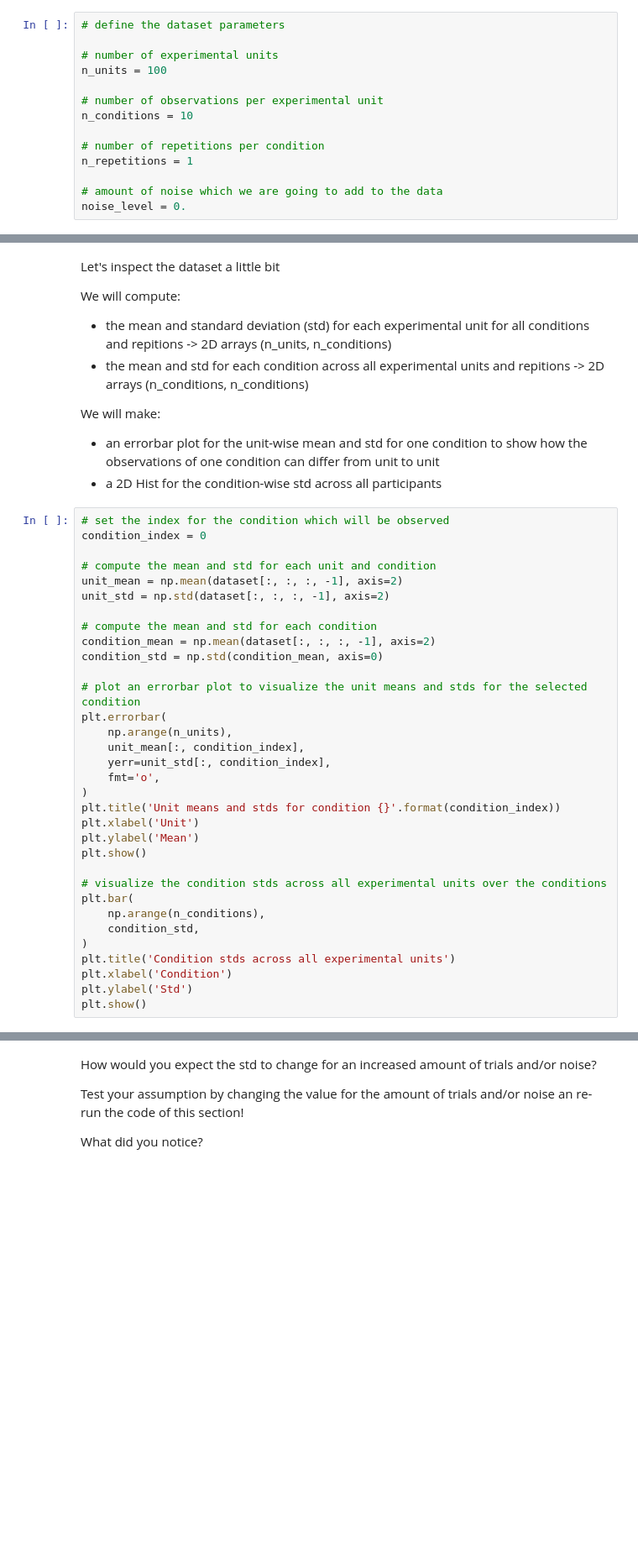
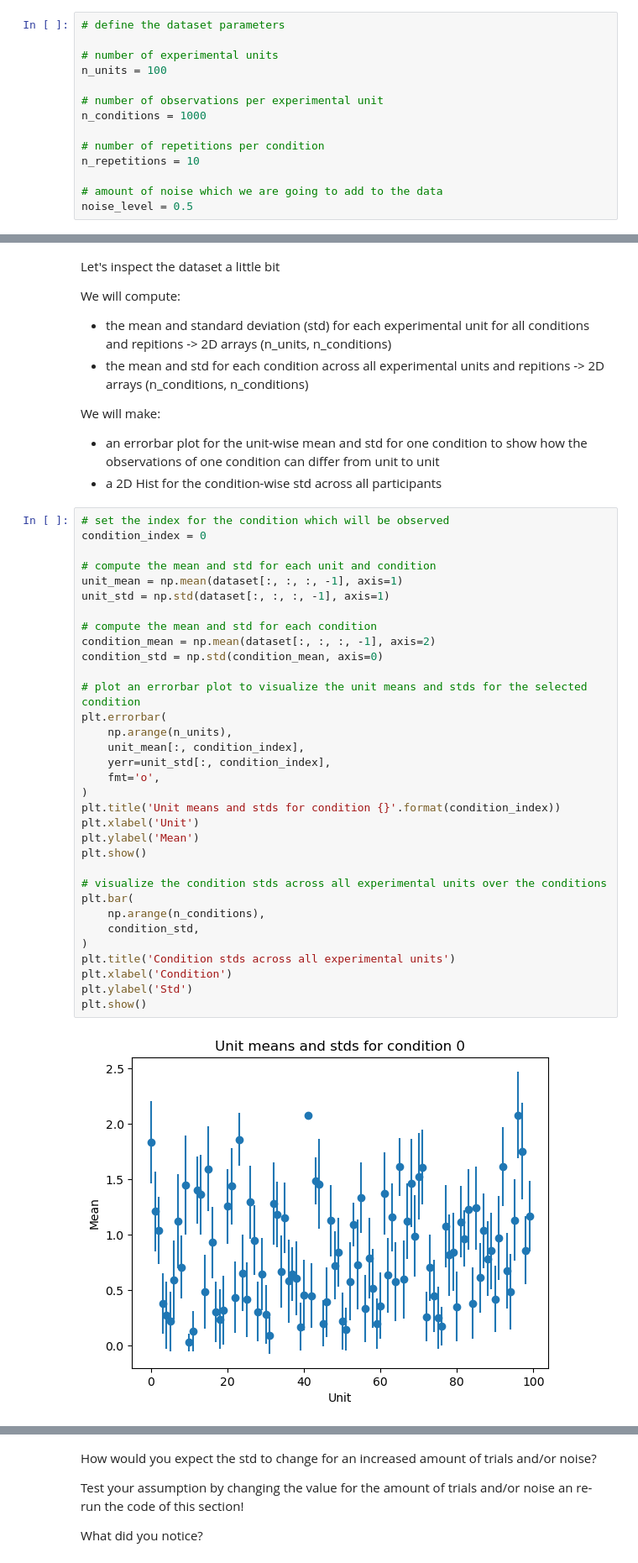
Before and after one commit to whyhardt/CourseOptimizingExperimentalDesign, a Jupyter notebook: tutorials/syntheticexperiments.ipynb, the cells around one changed output, grey strips where cells are left out. Shown at 84% size. Drawn from its saved outputs; the diff is of its cells as text; blank space fills up the shorter version.

```diff
--- a/tutorials/syntheticexperiments.ipynb
+++ b/tutorials/syntheticexperiments.ipynb
@@ -359,13 +370,13 @@ And the intrinsic parameter for the noise level (over this parameter we usually
 n_units = 100
 
 # number of observations per experimental unit
-n_conditions = 10
+n_conditions = 1000
 
 # number of repetitions per condition
-n_repetitions = 1
+n_repetitions = 10
 
 # amount of noise which we are going to add to the data
-noise_level = 0.
+noise_level = 0.5
 # %% [markdown]
 Now we will define the unit parameters and the conditions
 # %%
@@ -426,32 +437,34 @@ We will make:
 # set the index for the condition which will be observed
 condition_index = 0
 
 # compute the mean and std for each unit and condition
-unit_mean = np.mean(dataset[:, :, :, -1], axis=2)
-unit_std = np.std(dataset[:, :, :, -1], axis=2)
+unit_mean = np.mean(dataset[:, :, :, -1], axis=1)
+unit_std = np.std(dataset[:, :, :, -1], axis=1)
 
 # compute the mean and std for each condition
 condition_mean = np.mean(dataset[:, :, :, -1], axis=2)
 condition_std = np.std(condition_mean, axis=0)
 
 # plot an errorbar plot to visualize the unit means and stds for the selected condition
 plt.errorbar(
     np.arange(n_units),
     unit_mean[:, condition_index],
     yerr=unit_std[:, condition_index],
     fmt='o',
 )
 plt.title('Unit means and stds for condition {}'.format(condition_index))
 plt.xlabel('Unit')
 plt.ylabel('Mean')
 plt.show()
 
 # visualize the condition stds across all experimental units over the conditions
 plt.bar(
     np.arange(n_conditions),
     condition_std,
 )
 plt.title('Condition stds across all experimental units')
 plt.xlabel('Condition')
 plt.ylabel('Std')
 plt.show()
+# %% [output]
+[figure, added]
```
Also changed, not shown: parts of 10 cells of this notebook, 7 other files.
